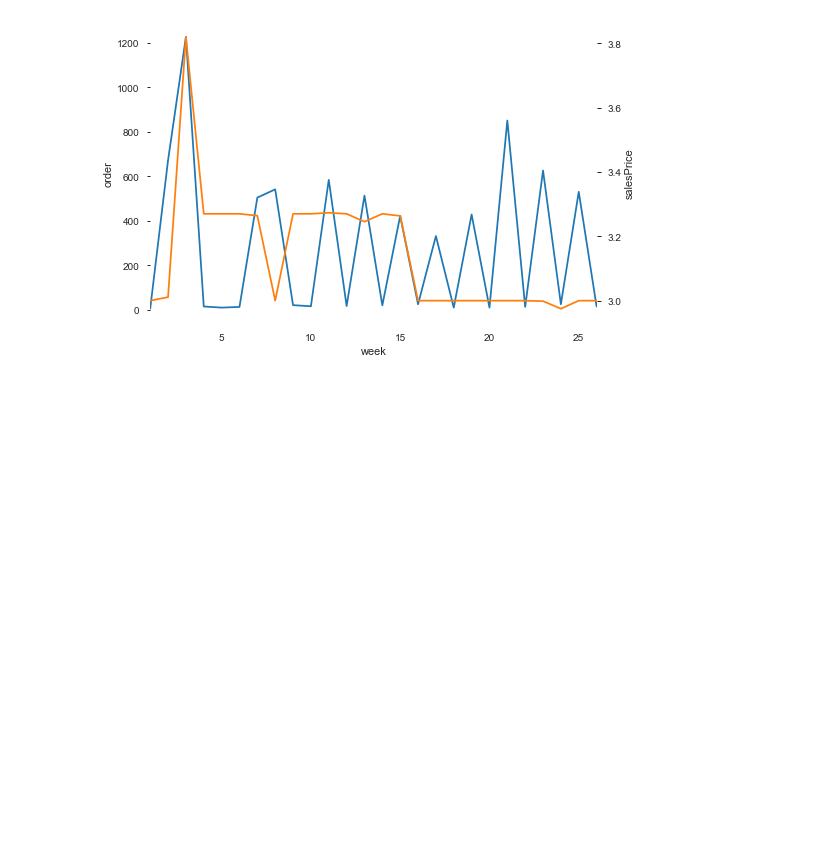
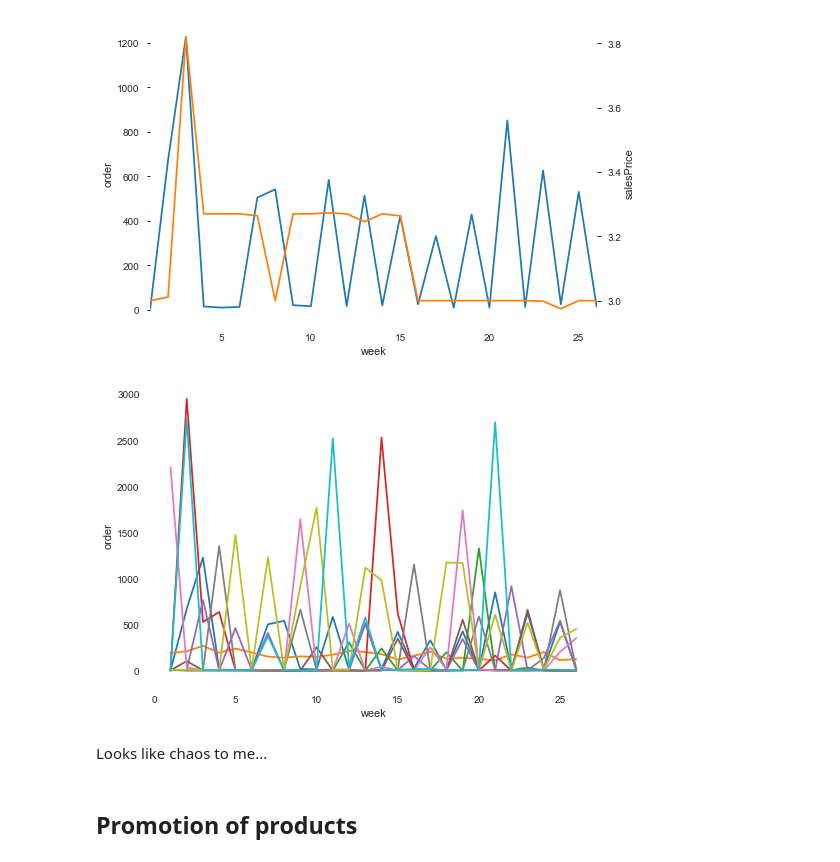
Before and after one commit to janwithb/data-mining-cup-2020, a Jupyter notebook: scripts/DataExploration.ipynb, the cells around one changed output. Drawn from its saved outputs; the diff is of its cells as text; code cells hidden in the pictures; blank space fills up the shorter version.

Commit message:
Added Promotion detection

```diff
--- a/scripts/DataExploration.ipynb
+++ b/scripts/DataExploration.ipynb
@@ -382,3 +418,18 @@ plt.xlim(left=orders_per_week[orders_per_week['itemID']==item]['week'].min(), ri
 # %% [output]
 (1.0, 26.0)
 [figure]
+# %%
+top_10_items_per_week = orders_per_week.groupby('itemID').count()['week'].sort_values(ascending=False)[:10].index.values
+# %%
+for item in top_10_items_per_week:
+#     fig, ax = plt.subplots()
+    sns.lineplot(x=orders_per_week.loc[orders_per_week['itemID']==item]['week'], y=orders_per_week.loc[orders_per_week['itemID']==item]['order'])
+#     ax2 = ax.twinx()
+#     sns.lineplot(x=orders_per_week.loc[orders_per_week['itemID']==item]['week'], y=orders_per_week.loc[orders_per_week['itemID']==item]['salesPrice'], c=sns.color_palette()[1], ax=ax2)
+#     plt.xlim(left=orders_per_week[orders_per_week['itemID']==item]['week'].min(), right=orders_per_week[orders_per_week['itemID']==item]['week'].max())
+# %% [output]
+[figure, added]
+# %% [markdown]
+Looks like chaos to me...
+# %% [markdown]
+## Promotion of products
```
Also changed, not shown: parts of 61 cells of this notebook.
